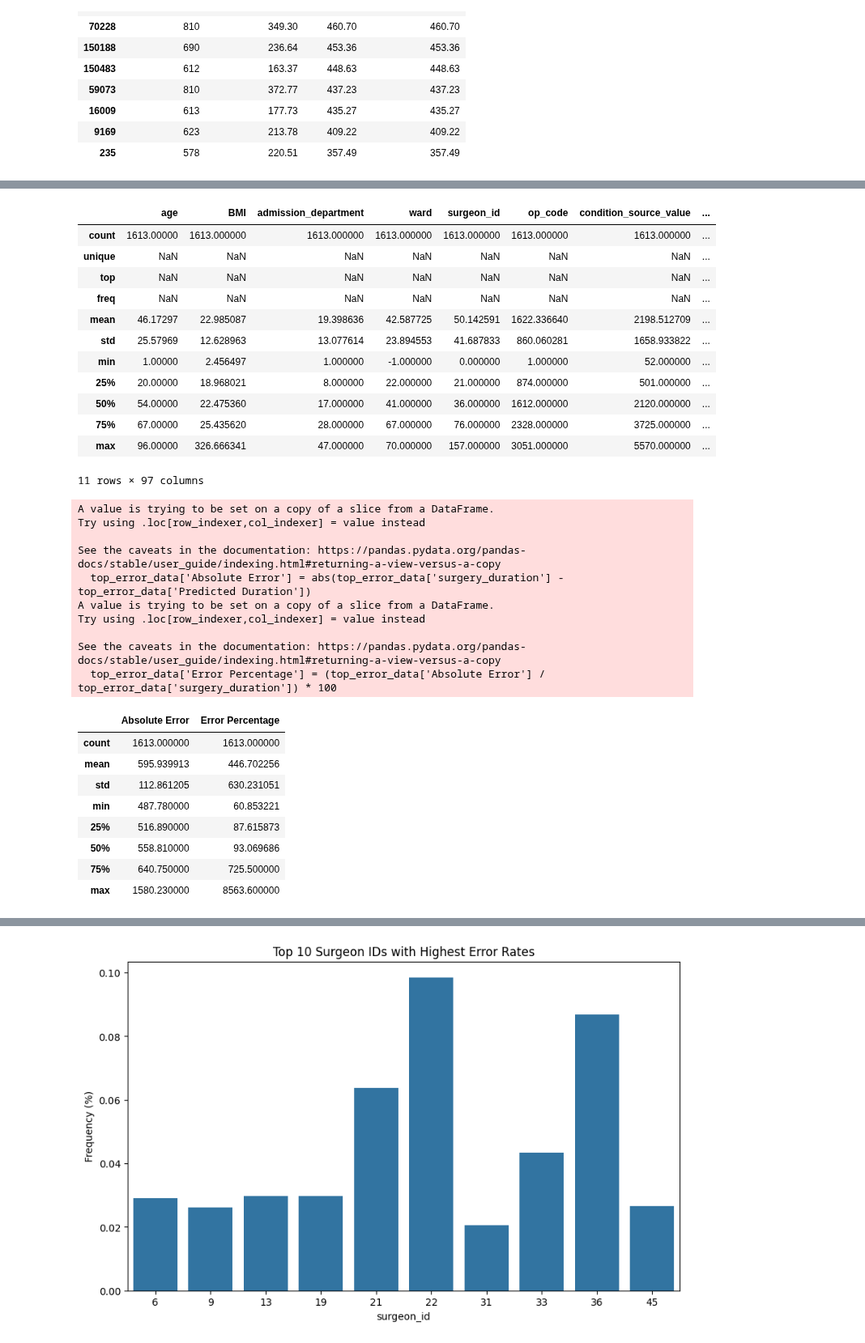
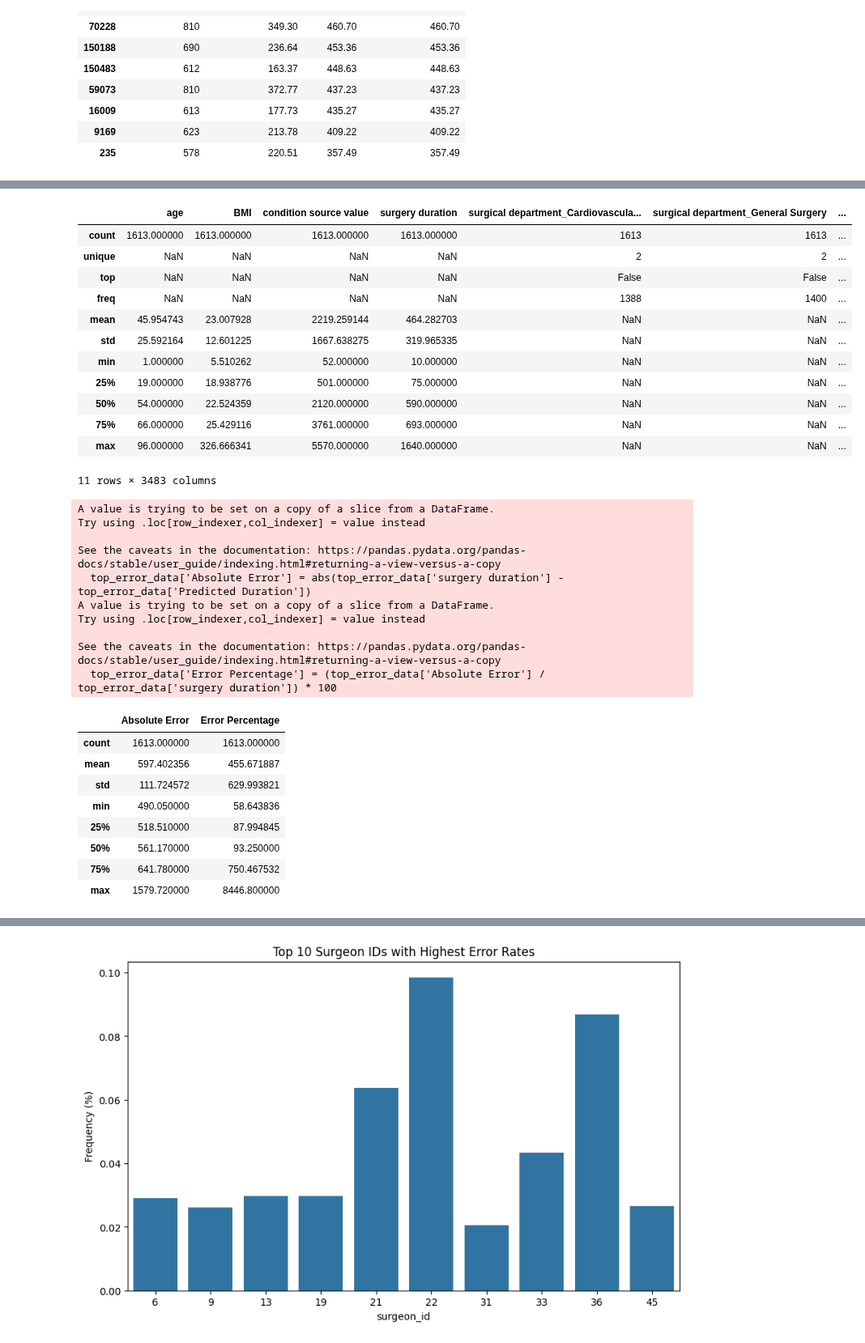
Before and after one commit to devguno/Surgical-Duration-Prediction, a Jupyter notebook: 0104변형 copy.ipynb, the cells around one changed output, grey strips where cells are left out. Shown at 81% size. Cells and saved outputs as stored; diff of their text form; code cells hidden in the pictures.

```diff
--- a/0104변형 copy.ipynb
+++ b/0104변형 copy.ipynb
@@ -41,22 +41,23 @@ surgeon_mae, surgeon_rmse, surgeon_mse, surgeon_r2
 from sklearn.model_selection import train_test_split
 
 # Removing unnecessary columns
-df.drop(columns=['note_id', 'person_id', 'surgeon_estimated_op_time', 'final_op_name'], inplace=True)
+df.drop(columns=['note id', 'person id', 'surgeon estimated op time', 'final op name'], inplace=True)
 
 # Encoding binary columns
-binary_cols = ['condition_source_value', 'op_code', 'surgeon_id', 'ward', 'admission_department', 'surgery_room']
+binary_cols = ['condition source value']
 for col in binary_cols:
     df[col] = df[col].astype('category').cat.codes
 
 # One-hot encoding for other categorical columns
-one_hot_cols = ['surgical_department', 'op_timing', 'month', 'anesthesia_type',
-                'day_of_the_week', 'asa_class', 'week_of_the_month',
-                'division', 'previous_surgery', 'emergency_status', 'gender_source_value']
+one_hot_cols = ['surgical department', 'op timing', 'month', 'anesthesia type',
+                'day of the week', 'asa class', 'week of the month',
+                'division', 'previous surgery', 'emergency status', 'gender source value', 'surgeon id', 'ward',
+                'admission department', 'surgery room', 'op code']
 df_encoded = pd.get_dummies(df, columns=one_hot_cols)
 
 # Splitting the data
-X_all = df_encoded.drop("surgery_duration", axis=1)
-y_all = df_encoded["surgery_duration"]
+X_all = df_encoded.drop("surgery duration", axis=1)
+y_all = df_encoded["surgery duration"]
 X_train_all, X_test_all, y_train_all, y_test_all = train_test_split(X_all, y_all, test_size=0.2, random_state=42)
 
 # Displaying the first few rows of the resulting dataframe
@@ -180,15 +155,15 @@ dept_sample_counts = {}
 actual_surgery_durations = {}
 
 for dept in departments:
-    dept_col_name = 'surgical_department_' + dept
+    dept_col_name = 'surgical department_' + dept
     dept_data = df_encoded[df_encoded[dept_col_name] == 1]
 
     # Storing the number of samples per department
     dept_sample_counts[dept] = len(dept_data)
 
     if len(dept_data) > 0:
-        X_dept = dept_data.drop('surgery_duration', axis=1)
-        y_dept = dept_data['surgery_duration']
+        X_dept = dept_data.drop('surgery duration', axis=1)
+        y_dept = dept_data['surgery duration']
 
         # Actual surgery durations for each department
         actual_surgery_durations[dept] = y_dept
@@ -301,53 +262,53 @@ plt.show()
 # First, we need to predict for the entire dataset using the trained models for each department
 all_predictions = []
 
 # Loop through each department, predict, and store the results
 for dept in departments:
-    dept_col_name = 'surgical_department_' + dept
+    dept_col_name = 'surgical department_' + dept
     dept_data = df_encoded[df_encoded[dept_col_name] == 1]
 
     if len(dept_data) > 0:
-        X_dept = dept_data.drop('surgery_duration', axis=1)
+        X_dept = dept_data.drop('surgery duration', axis=1)
         model = default_models[dept]
         dept_predictions = model.predict(X_dept)
         all_predictions.extend(dept_predictions)
 
 # Add the predictions to the original dataframe
 df_encoded['Predicted Duration'] = all_predictions
 
 # Calculate the absolute difference for the entire dataset
-df_encoded['Absolute Difference'] = abs(df_encoded['surgery_duration'] - df_encoded['Predicted Duration'])
+df_encoded['Absolute Difference'] = abs(df_encoded['surgery duration'] - df_encoded['Predicted Duration'])
 
 # Sorting by highest errors
 sorted_by_error = df_encoded.sort_values(by='Absolute Difference', ascending=False)
 
 # Extracting top error data points for analysis (e.g., top 1%)
 top_error_percentile = 99
 top_error_threshold = np.percentile(sorted_by_error['Absolute Difference'], top_error_percentile)
 top_error_data = sorted_by_error[sorted_by_error['Absolute Difference'] >= top_error_threshold]
 
 # Analyzing common characteristics in top error data points
 top_error_analysis = top_error_data.describe(include='all')
 
 top_error_analysis
 # %% [output]
-|  | age | BMI | admission_department | ward | surgeon_id | op_code | condition_source_value | ... |
-| count | 1613.00000 | 1613.000000 | 1613.000000 | 1613.000000 | 1613.000000 | 1613.000000 | 1613.000000 | ... |
-| unique | NaN | NaN | NaN | NaN | NaN | NaN | NaN | ... |
-| top | NaN | NaN | NaN | NaN | NaN | NaN | NaN | ... |
-| freq | NaN | NaN | NaN | NaN | NaN | NaN | NaN | ... |
-| mean | 46.17297 | 22.985087 | 19.398636 | 42.587725 | 50.142591 | 1622.336640 | 2198.512709 | ... |
-| std | 25.57969 | 12.628963 | 13.077614 | 23.894553 | 41.687833 | 860.060281 | 1658.933822 | ... |
-| min | 1.00000 | 2.456497 | 1.000000 | -1.000000 | 0.000000 | 1.000000 | 52.000000 | ... |
-| 25% | 20.00000 | 18.968021 | 8.000000 | 22.000000 | 21.000000 | 874.000000 | 501.000000 | ... |
-| 50% | 54.00000 | 22.475360 | 17.000000 | 41.000000 | 36.000000 | 1612.000000 | 2120.000000 | ... |
-| 75% | 67.00000 | 25.435620 | 28.000000 | 67.000000 | 76.000000 | 2328.000000 | 3725.000000 | ... |
-| max | 96.00000 | 326.666341 | 47.000000 | 70.000000 | 157.000000 | 3051.000000 | 5570.000000 | ... |
+|  | age | BMI | condition source value | surgery duration | surgical department_Cardiovascula... | surgical department_General Surgery | ... |
+| count | 1613.000000 | 1613.000000 | 1613.000000 | 1613.000000 | 1613 | 1613 | ... |
+| unique | NaN | NaN | NaN | NaN | 2 | 2 | ... |
+| top | NaN | NaN | NaN | NaN | False | False | ... |
+| freq | NaN | NaN | NaN | NaN | 1388 | 1400 | ... |
+| mean | 45.954743 | 23.007928 | 2219.259144 | 464.282703 | NaN | NaN | ... |
+| std | 25.592164 | 12.601225 | 1667.638275 | 319.965335 | NaN | NaN | ... |
+| min | 1.000000 | 5.510262 | 52.000000 | 10.000000 | NaN | NaN | ... |
+| 25% | 19.000000 | 18.938776 | 501.000000 | 75.000000 | NaN | NaN | ... |
+| 50% | 54.000000 | 22.524359 | 2120.000000 | 590.000000 | NaN | NaN | ... |
+| 75% | 66.000000 | 25.429116 | 3761.000000 | 693.000000 | NaN | NaN | ... |
+| max | 96.000000 | 326.666341 | 5570.000000 | 1640.000000 | NaN | NaN | ... |
-11 rows × 97 columns
+11 rows × 3483 columns
 # %%
 # Calculating the absolute error and error percentage for the top error data
-top_error_data['Absolute Error'] = abs(top_error_data['surgery_duration'] - top_error_data['Predicted Duration'])
-top_error_data['Error Percentage'] = (top_error_data['Absolute Error'] / top_error_data['surgery_duration']) * 100
+top_error_data['Absolute Error'] = abs(top_error_data['surgery duration'] - top_error_data['Predicted Duration'])
+top_error_data['Error Percentage'] = (top_error_data['Absolute Error'] / top_error_data['surgery duration']) * 100
 
 # Summary of the absolute error and error percentage
 error_summary = top_error_data[['Absolute Error', 'Error Percentage']].describe()
@@ -357,19 +318,19 @@ A value is trying to be set on a copy of a slice from a DataFrame.
 Try using .loc[row_indexer,col_indexer] = value instead
 
 See the caveats in the documentation: https://pandas.pydata.org/pandas-docs/stable/user_guide/indexing.html#returning-a-view-versus-a-copy
-  top_error_data['Absolute Error'] = abs(top_error_data['surgery_duration'] - top_error_data['Predicted Duration'])
+  top_error_data['Absolute Error'] = abs(top_error_data['surgery duration'] - top_error_data['Predicted Duration'])
 A value is trying to be set on a copy of a slice from a DataFrame.
 Try using .loc[row_indexer,col_indexer] = value instead
 
 See the caveats in the documentation: https://pandas.pydata.org/pandas-docs/stable/user_guide/indexing.html#returning-a-view-versus-a-copy
-  top_error_data['Error Percentage'] = (top_error_data['Absolute Error'] / top_error_data['surgery_duration']) * 100
+  top_error_data['Error Percentage'] = (top_error_data['Absolute Error'] / top_error_data['surgery duration']) * 100
 |  | Absolute Error | Error Percentage |
 | count | 1613.000000 | 1613.000000 |
-| mean | 595.939913 | 446.702256 |
-| std | 112.861205 | 630.231051 |
-| min | 487.780000 | 60.853221 |
-| 25% | 516.890000 | 87.615873 |
-| 50% | 558.810000 | 93.069686 |
-| 75% | 640.750000 | 725.500000 |
-| max | 1580.230000 | 8563.600000 |
+| mean | 597.402356 | 455.671887 |
+| std | 111.724572 | 629.993821 |
+| min | 490.050000 | 58.643836 |
+| 25% | 518.510000 | 87.994845 |
+| 50% | 561.170000 | 93.250000 |
+| 75% | 641.780000 | 750.467532 |
+| max | 1579.720000 | 8446.800000 |
 # %%
```
Also changed, not shown: parts of 7 cells of this notebook, 1 other file.
